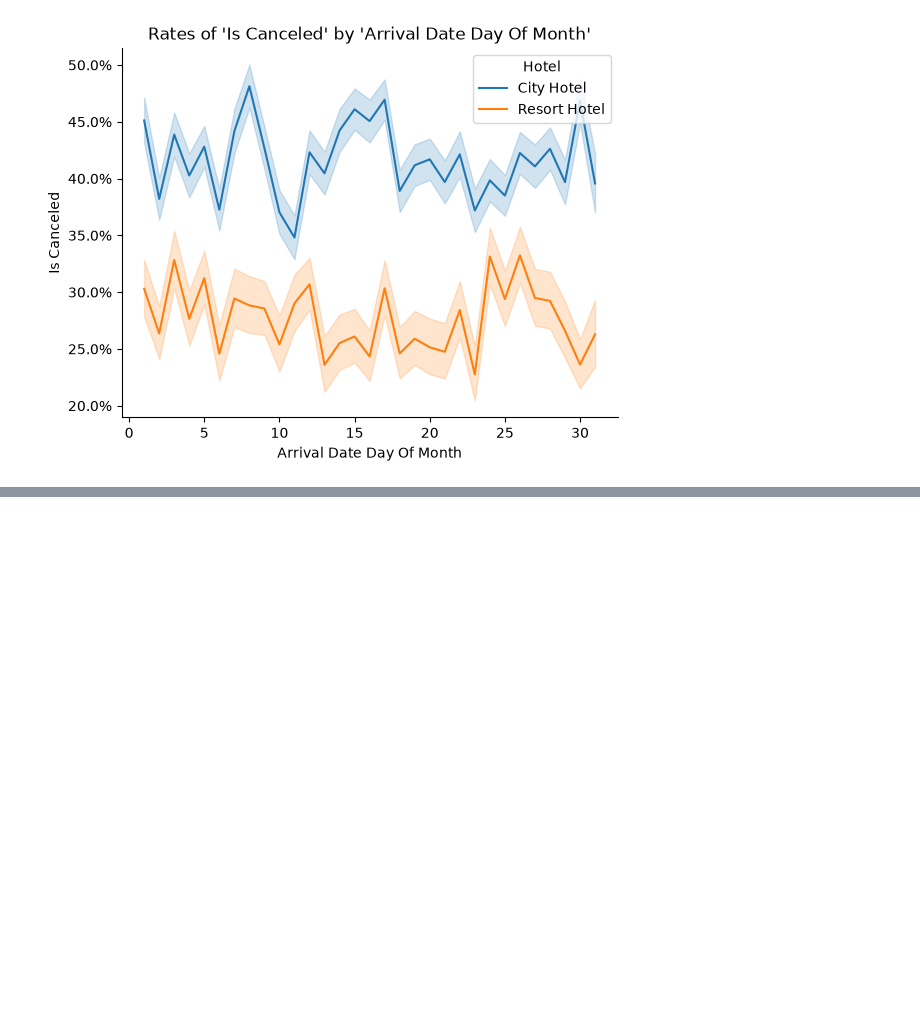
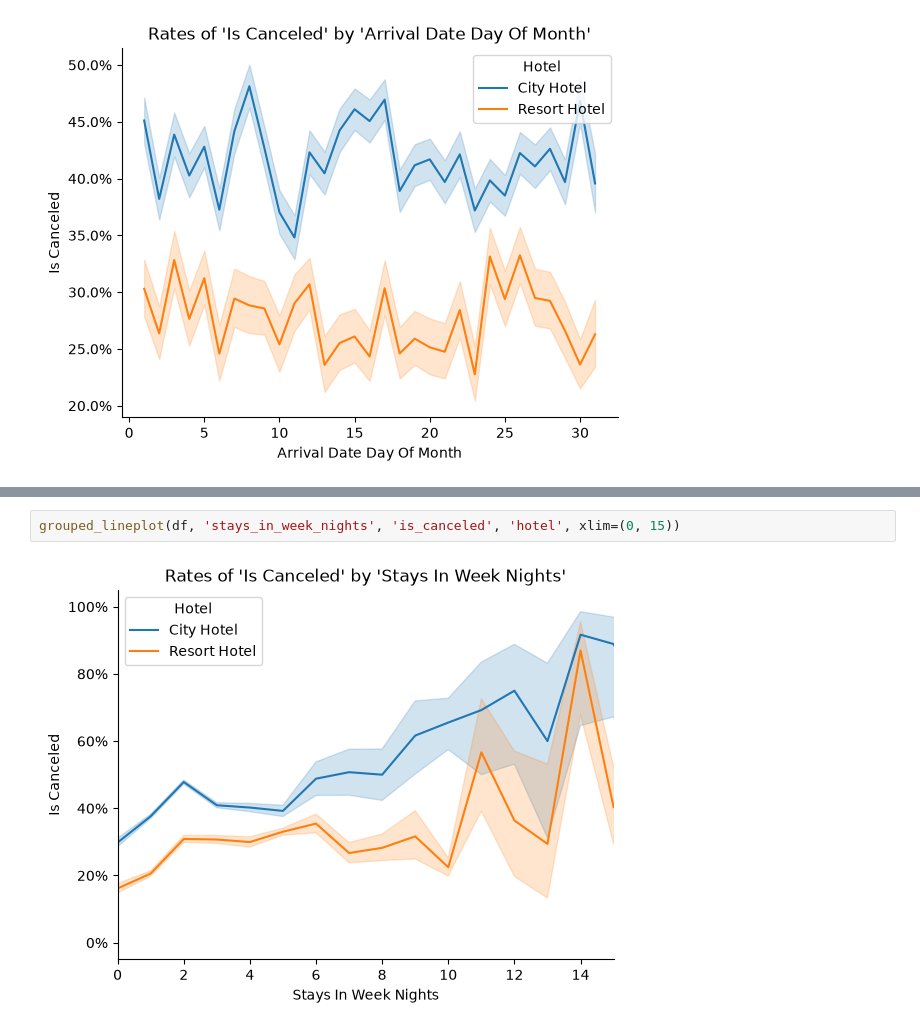
Before and after one commit to mcuzzii/hotel-booking-cancellations, a Jupyter notebook: notebooks/hotel.ipynb, the cells around one changed output, grey strips where cells are left out. Drawn from its saved outputs; the diff is of its cells as text; blank space fills up the shorter version.

```diff
--- a/notebooks/hotel.ipynb
+++ b/notebooks/hotel.ipynb
@@ -112,0 +112,4 @@ grouped_lineplot(df, 'arrival_date_day_of_month', 'is_canceled', 'hotel')
+# %%
+grouped_lineplot(df, 'stays_in_week_nights', 'is_canceled', 'hotel', xlim=(0, 15))
+# %% [output]
+[figure, added]
```
Also changed, not shown: parts of 35 cells of this notebook, 1 other file.
